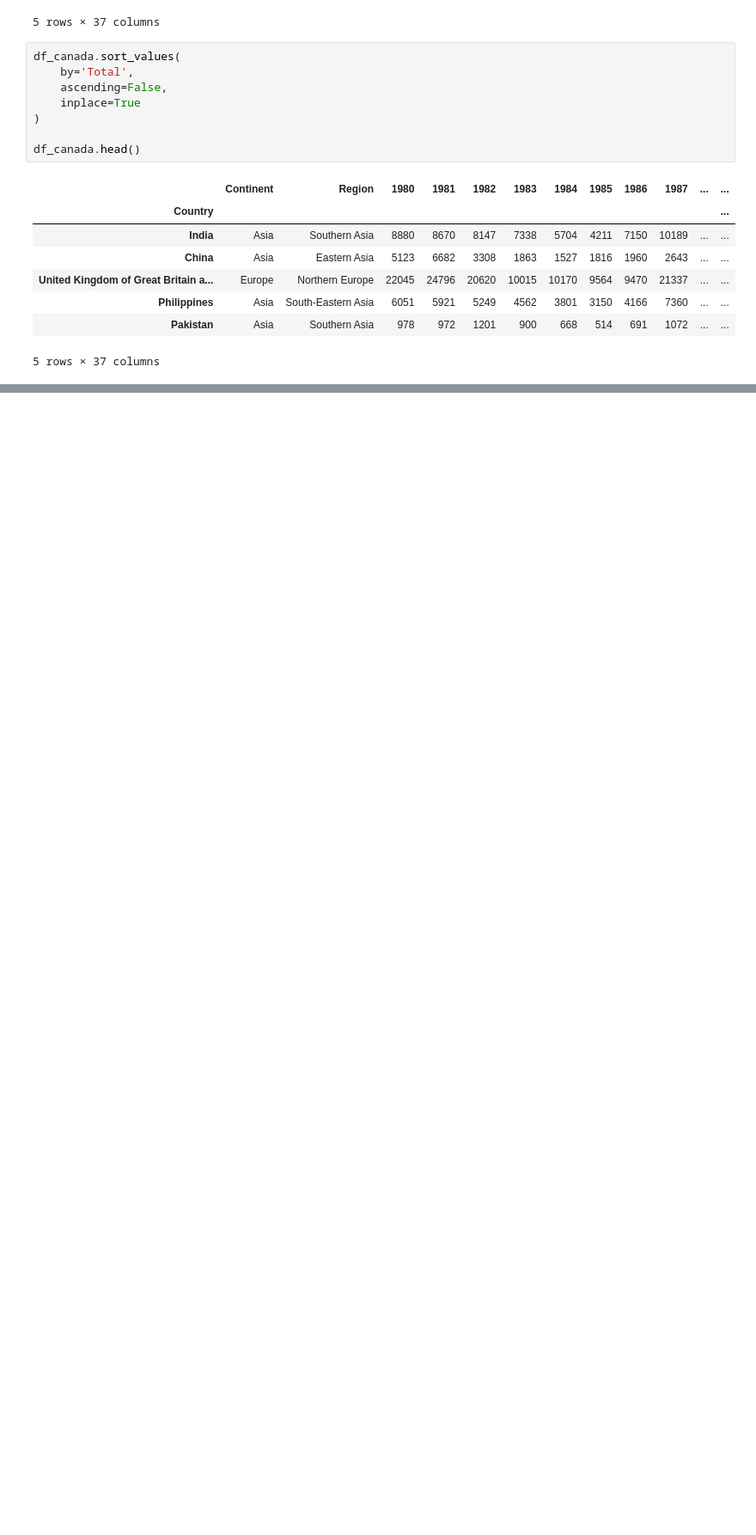
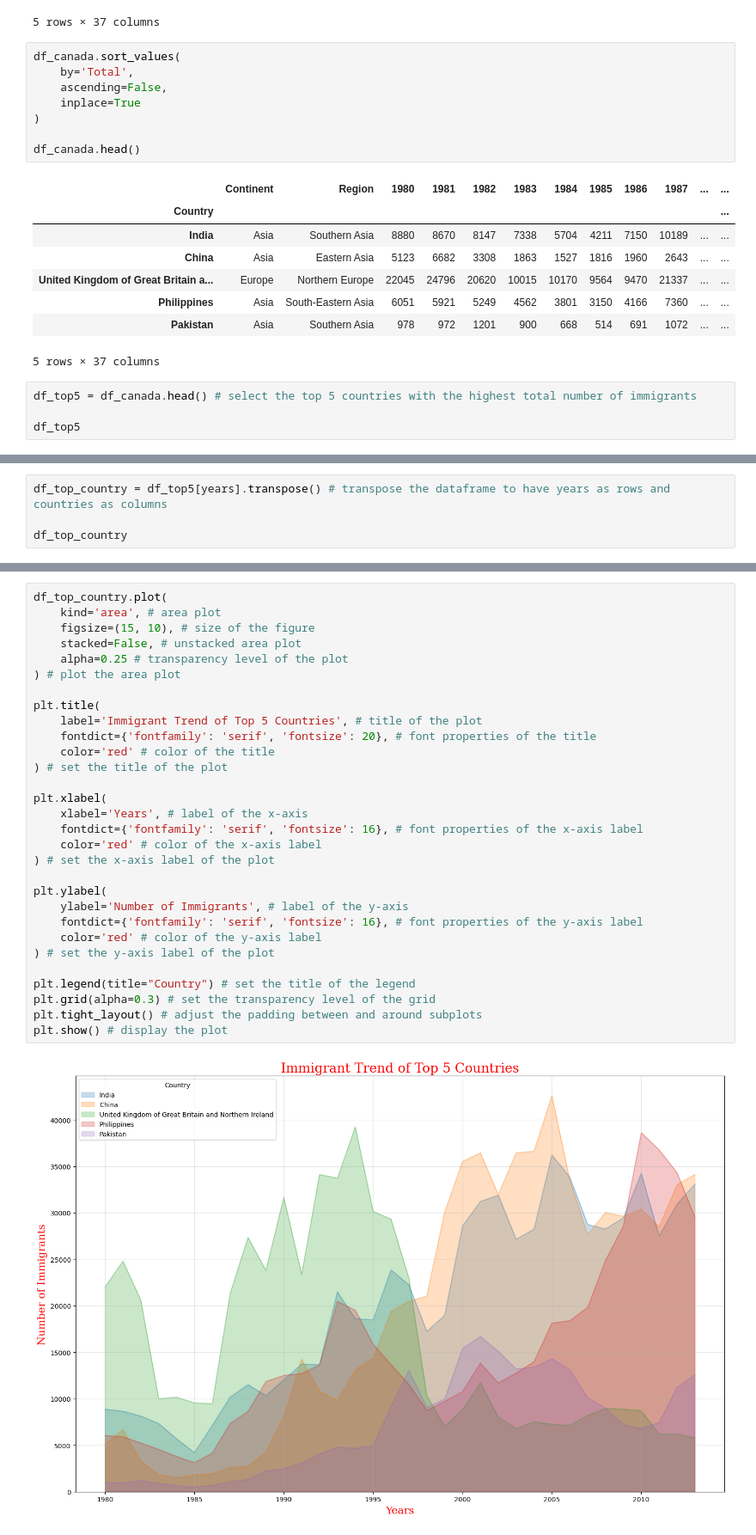
Before and after one commit to ipekgulsencelik/Python_Bootcamp, a Jupyter notebook: 03_Pandas/06_Lab.ipynb, the cells around one changed output, grey strips where cells are left out. Shown at 86% size. Cells and saved outputs as stored; diff of their text form; blank space fills up the shorter version.

Commit message:
updated plot

```diff
--- a/03_Pandas/06_Lab.ipynb
+++ b/03_Pandas/06_Lab.ipynb
@@ -168,3 +168,7 @@ df_canada.head()
 | Philippines | Asia | South-Eastern Asia | 6051 | 5921 | 5249 | 4562 | 3801 | 3150 | 4166 | 7360 | ... | ... |
 | Pakistan | Asia | Southern Asia | 978 | 972 | 1201 | 900 | 668 | 514 | 691 | 1072 | ... | ... |
 5 rows × 37 columns
+# %%
+df_top5 = df_canada.head() # select the top 5 countries with the highest total number of immigrants
+
+df_top5
@@ -170,0 +195,4 @@ df_canada.head()
+# %%
+df_top_country = df_top5[years].transpose() # transpose the dataframe to have years as rows and countries as columns
+
+df_top_country
@@ -170,0 +217,32 @@ df_canada.head()
+# %%
+df_top_country.plot(
+    kind='area', # area plot
+    figsize=(15, 10), # size of the figure
+    stacked=False, # unstacked area plot
+    alpha=0.25 # transparency level of the plot
+) # plot the area plot
+
+plt.title(
+    label='Immigrant Trend of Top 5 Countries', # title of the plot
+    fontdict={'fontfamily': 'serif', 'fontsize': 20}, # font properties of the title
+    color='red' # color of the title
+) # set the title of the plot
+
+plt.xlabel(
+    xlabel='Years', # label of the x-axis
+    fontdict={'fontfamily': 'serif', 'fontsize': 16}, # font properties of the x-axis label
+    color='red' # color of the x-axis label
+) # set the x-axis label of the plot
+
+plt.ylabel(
+    ylabel='Number of Immigrants', # label of the y-axis
+    fontdict={'fontfamily': 'serif', 'fontsize': 16}, # font properties of the y-axis label
+    color='red' # color of the y-axis label
+) # set the y-axis label of the plot
+
+plt.legend(title="Country") # set the title of the legend
+plt.grid(alpha=0.3) # set the transparency level of the grid
+plt.tight_layout() # adjust the padding between and around subplots
+plt.show() # display the plot
+# %% [output]
+[figure, added]
```
Also changed, not shown: parts of 10 cells of this notebook.
